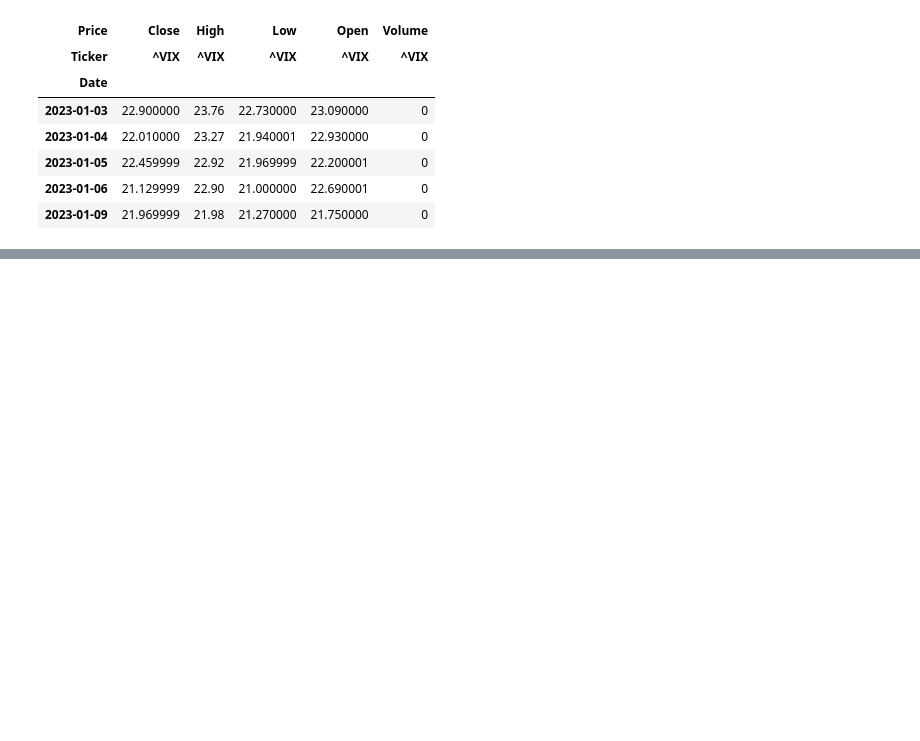
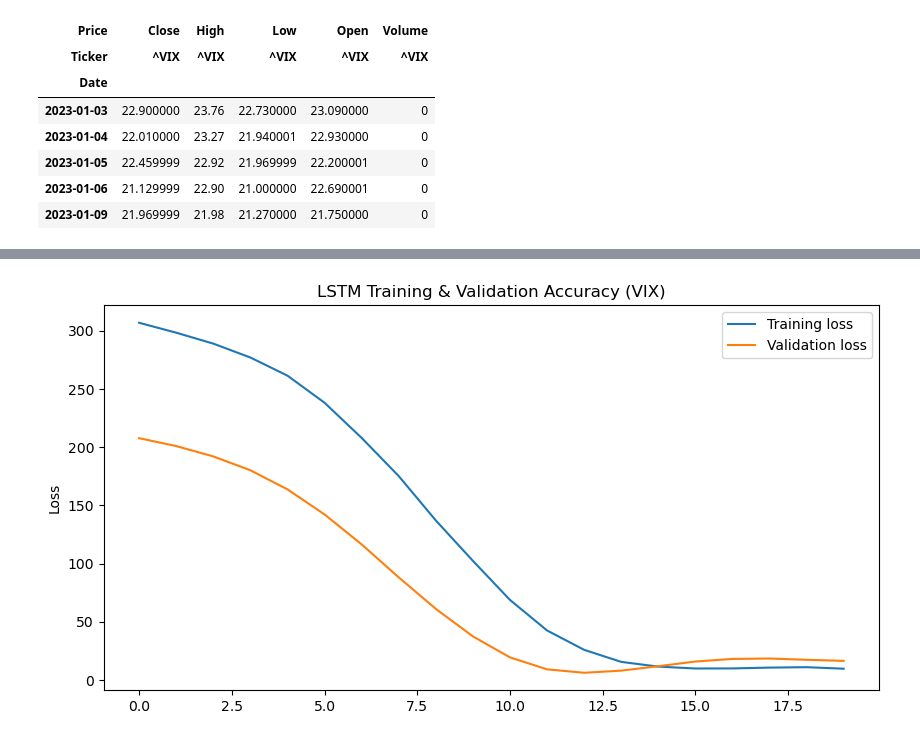
Before and after one commit to FbStatsQuant/Deep-Learning-for-Quantitative-Finance, a Jupyter notebook: VIX.ipynb, the cells around one changed output, grey strips where cells are left out. Drawn from its saved outputs; the diff is of its cells as text; code cells hidden in the pictures; blank space fills up the shorter version.

```diff
--- a/VIX.ipynb
+++ b/VIX.ipynb
@@ -52,0 +70,29 @@ X_vix, y_vix = create_sequences(vix_data['Close'].values, sequence_length)
+# %%
+# Reshape data for LSTM (LSTM expects shape: samples, timesteps, features)
+
+X_vix = np.expand_dims(X_vix, axis =1)
+
+# Split the dataset
+
+X_train, X_test, y_train, y_test = train_test_split(X_vix, y_vix, test_size=0.2, shuffle=False)
+# %%
+def build_lstm_model(input_shape):
+    model = Sequential([
+        LSTM(50, return_sequences=True, input_shape = input_shape),
+        Dropout(0.2),
+        LSTM(50, return_sequences=False),
+        Dropout(0.2),
+        Dense(25, activation="relu"),
+        Dense(1)
+    ])
+
+    model.compile(optimizer="adam", loss="mean_squared_error")
+    return model
+
+# Define model
+
+lstm_vix = build_lstm_model((X_train.shape[1],X_train.shape[2]))
+
+# Print summary
+
+lstm_vix.summary()
@@ -52,0 +119,6 @@ X_vix, y_vix = create_sequences(vix_data['Close'].values, sequence_length)
+# %%
+# Train the model
+
+history = lstm_vix.fit(X_train, y_train,
+                        epochs=20, batch_size=32,
+                        validation_data= (X_test,y_test))
@@ -52,0 +142,10 @@ X_vix, y_vix = create_sequences(vix_data['Close'].values, sequence_length)
+# %%
+plt.figure(figsize=(10,5))
+plt.plot(history.history['loss'], label = "Training loss")
+plt.plot(history.history['val_loss'], label = "Validation loss")
+plt.legend()
+plt.title("LSTM Training & Validation Accuracy (VIX)")
+plt.ylabel("Loss")
+plt.show()
+# %% [output]
+[figure, added]
```
Also changed, not shown: parts of 6 cells of this notebook.
